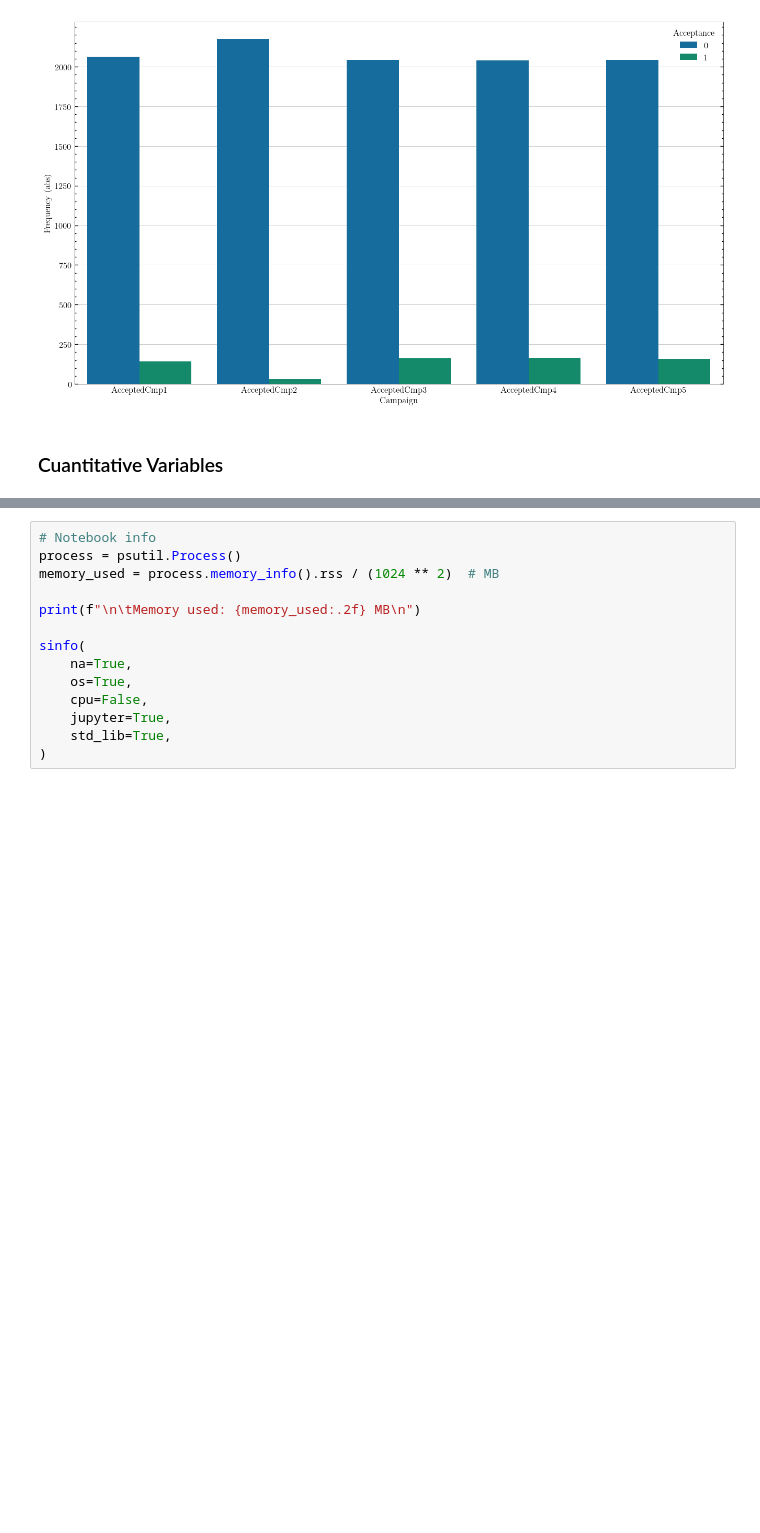
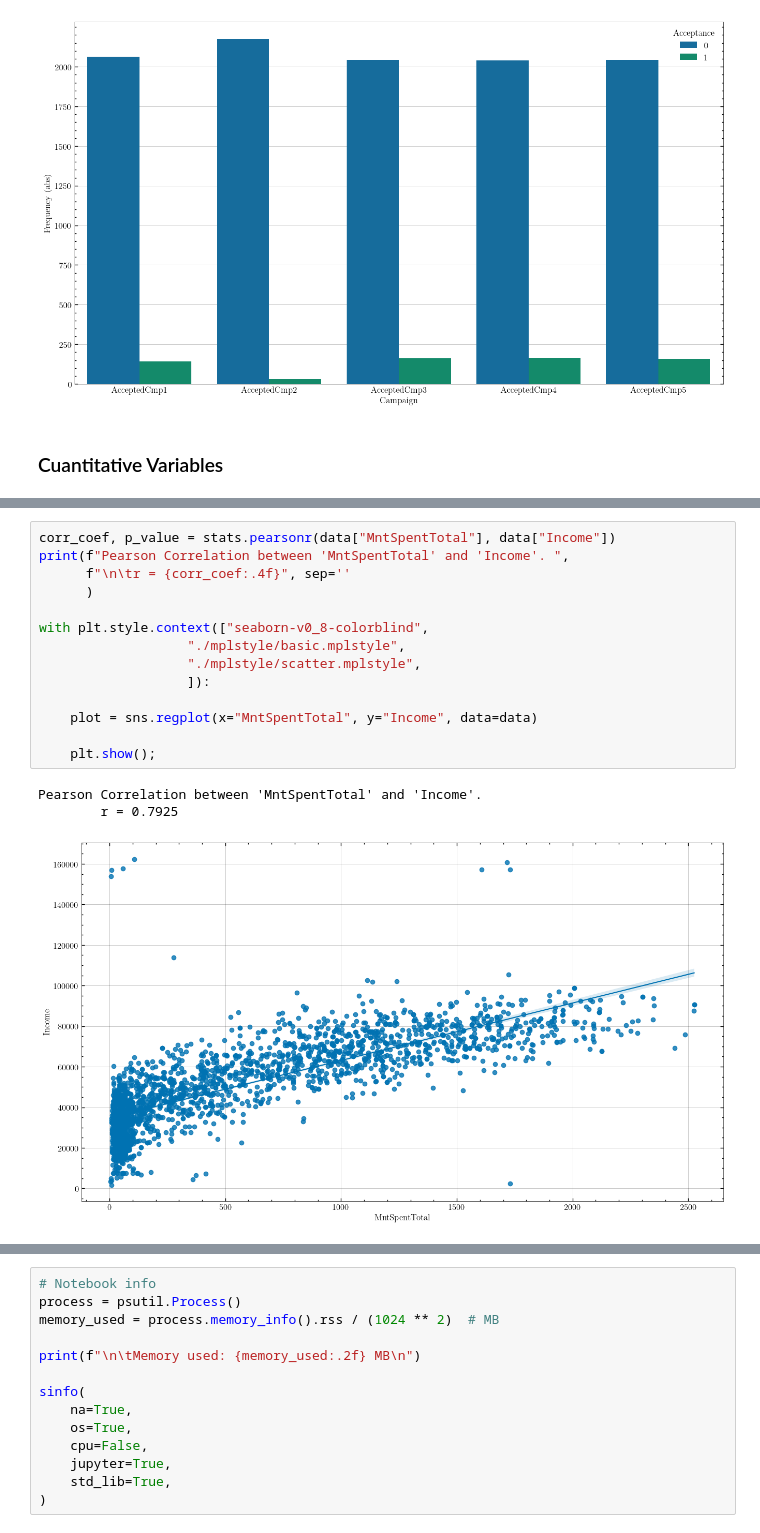
Before and after one commit to almanzanas/ifoodDataAnalystTest, a Jupyter notebook: notebooks/02_descriptive.ipynb, the cells around one changed output, grey strips where cells are left out. Saved outputs shown, nothing was run; the diff lists cells and outputs as text; blank space fills up the shorter version.

```diff
--- a/notebooks/02_descriptive.ipynb
+++ b/notebooks/02_descriptive.ipynb
@@ -419,0 +515,18 @@ RangeIndex(start=0, stop=0, step=1)
+# %%
+corr_coef, p_value = stats.pearsonr(data["MntSpentTotal"], data["Income"])
+print(f"Pearson Correlation between 'MntSpentTotal' and 'Income'. ",
+      f"\n\tr = {corr_coef:.4f}", sep=''
+      )
+
+with plt.style.context(["seaborn-v0_8-colorblind",
+                   "./mplstyle/basic.mplstyle",
+                   "./mplstyle/scatter.mplstyle",
+                   ]):
+
+    plot = sns.regplot(x="MntSpentTotal", y="Income", data=data)
+
+    plt.show();
+# %% [output]
+Pearson Correlation between 'MntSpentTotal' and 'Income'.
+        r = 0.7925
+[figure, added]
```
Also changed, not shown: parts of 19 cells of this notebook, 3 other files.
